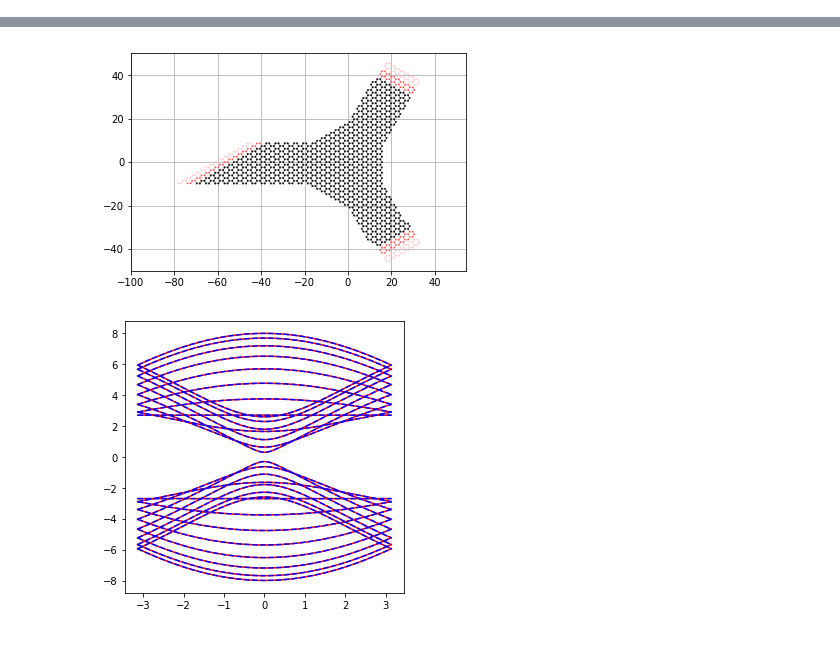
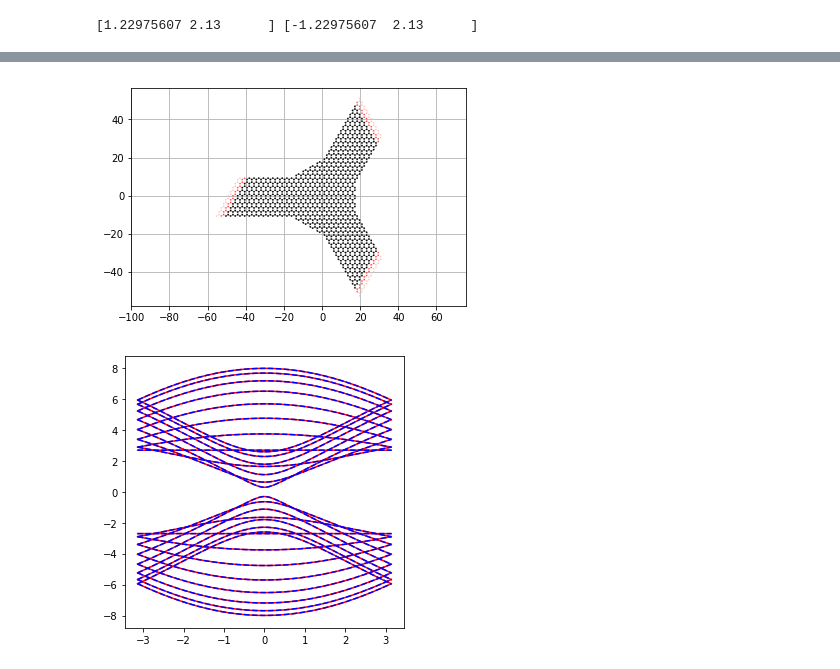
Before and after one commit to CLEANit/QuantumTransduction, a Jupyter notebook: examples/graphene/Graphene structure.ipynb, the cells around one changed output, grey strips where cells are left out. Drawn from its saved outputs; the diff is of its cells as text; code cells hidden in the pictures.

```diff
--- a/kwantTutorial/graphene/Graphene structure.ipynb
+++ b/examples/graphene/Graphene structure.ipynb
@@ -39,7 +39,7 @@ m = np.sin(np.pi / 6) / np.cos(np.pi / 6)
 
 
 # if we want conducting (zigzag) leads or not, else semi-conducting (armchair) leads
-conducting = False
+conducting = True
 
 if conducting:
     # set lattice vectors and basis
@@ -51,6 +51,7 @@ else:
     v2 = np.array((3 * a / 2, -a * sqrt(3) / 2.))
     graphene = kwant.lattice.general([v1, v2], [(0, 0), (-a, 0) ], norbs=1 )
 
+print(v1, v2)
 def make_system():
 
     # hexagon shape
@@ -168,0 +168 @@ To use the future default and silence this warning we advise to pass `rcond=None
+[1.22975607 2.13      ] [-1.22975607  2.13      ]
@@ -169,4 +171,4 @@ To use the future default and silence this warning we advise to pass `rcond=None
-[figure, old version]
+[figure, new version]
 # %%
 fig, axes = pyplot.subplots(1,1, figsize=(5,5), sharey='row')
 momenta = np.linspace(-np.pi,  np.pi, 256)
```
Also changed, not shown: parts of 1 cell of this notebook, 25 other files.
